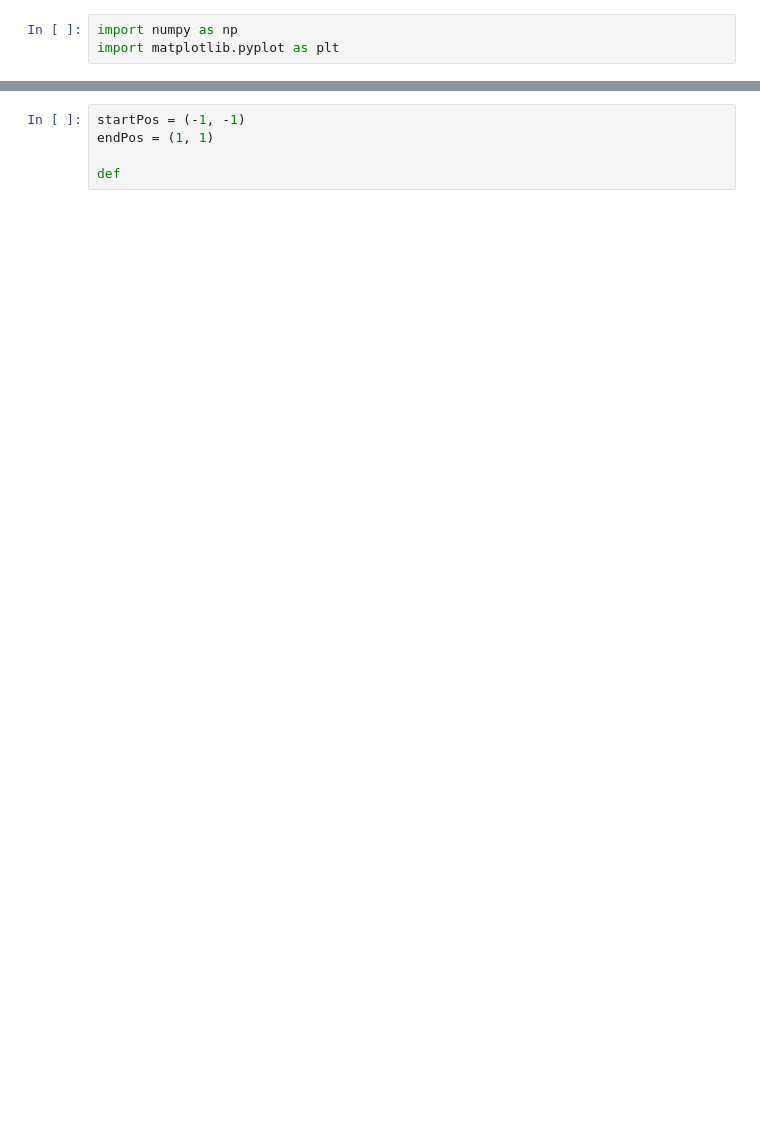
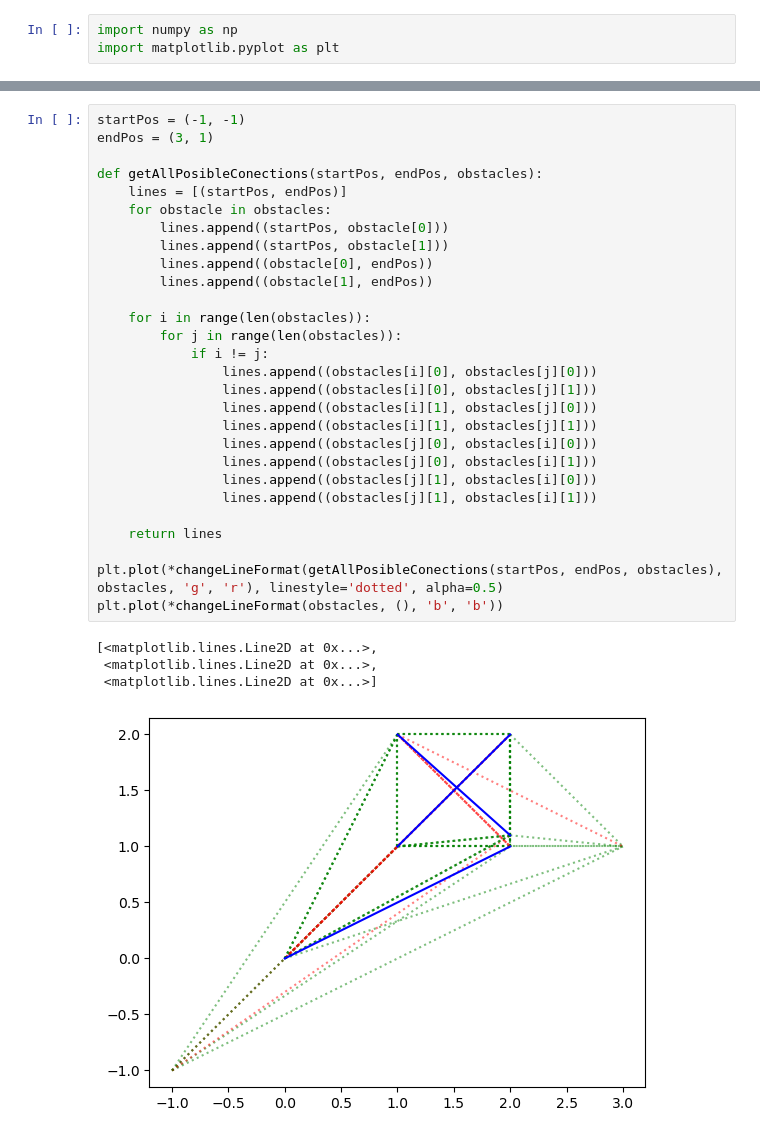
Before and after one commit to Deumek/camino-mas-corto-por-obstaculos, a Jupyter notebook: Caminos.ipynb, the cells around one changed output, grey strips where cells are left out. Saved outputs shown, nothing was run; the diff lists cells and outputs as text; blank space fills up the shorter version.

Commit message:
Revisar función de intersección
Se agrega una grafica de las posibles líneas y las que se cortan, además se corrigen errores de la función de intersección

```diff
--- a/Caminos.ipynb
+++ b/Caminos.ipynb
@@ -38,5 +60,33 @@ plotLines(obstacles)
-# %%
-startPos = (-1, -1)
-endPos = (1, 1)
-
-def
+# %%
+startPos = (-1, -1)
+endPos = (3, 1)
+
+def getAllPosibleConections(startPos, endPos, obstacles):
+    lines = [(startPos, endPos)]
+    for obstacle in obstacles:
+        lines.append((startPos, obstacle[0]))
+        lines.append((startPos, obstacle[1]))
+        lines.append((obstacle[0], endPos))
+        lines.append((obstacle[1], endPos))
+
+    for i in range(len(obstacles)):
+        for j in range(len(obstacles)):
+            if i != j:
+                lines.append((obstacles[i][0], obstacles[j][0]))
+                lines.append((obstacles[i][0], obstacles[j][1]))
+                lines.append((obstacles[i][1], obstacles[j][0]))
+                lines.append((obstacles[i][1], obstacles[j][1]))
+                lines.append((obstacles[j][0], obstacles[i][0]))
+                lines.append((obstacles[j][0], obstacles[i][1]))
+                lines.append((obstacles[j][1], obstacles[i][0]))
+                lines.append((obstacles[j][1], obstacles[i][1]))
+
+    return lines
+
+plt.plot(*changeLineFormat(getAllPosibleConections(startPos, endPos, obstacles), obstacles, 'g', 'r'), linestyle='dotted', alpha=0.5)
+plt.plot(*changeLineFormat(obstacles, (), 'b', 'b'))
+# %% [output]
+[<matplotlib.lines.Line2D at 0x...>,
+ <matplotlib.lines.Line2D at 0x...>,
+ <matplotlib.lines.Line2D at 0x...>]
+[figure, added]
```
Also changed, not shown: parts of 3 cells of this notebook.
